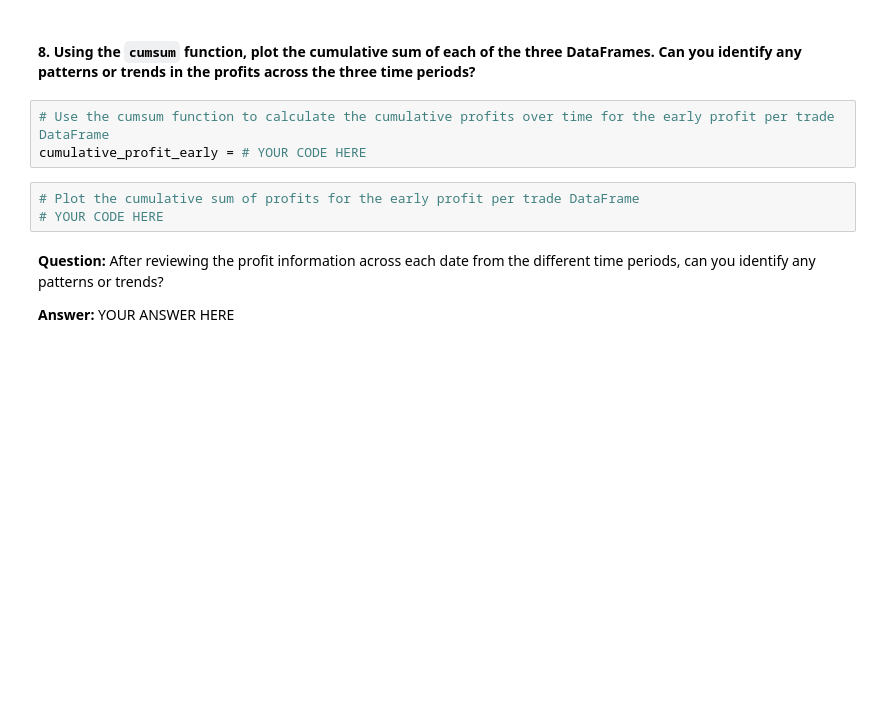
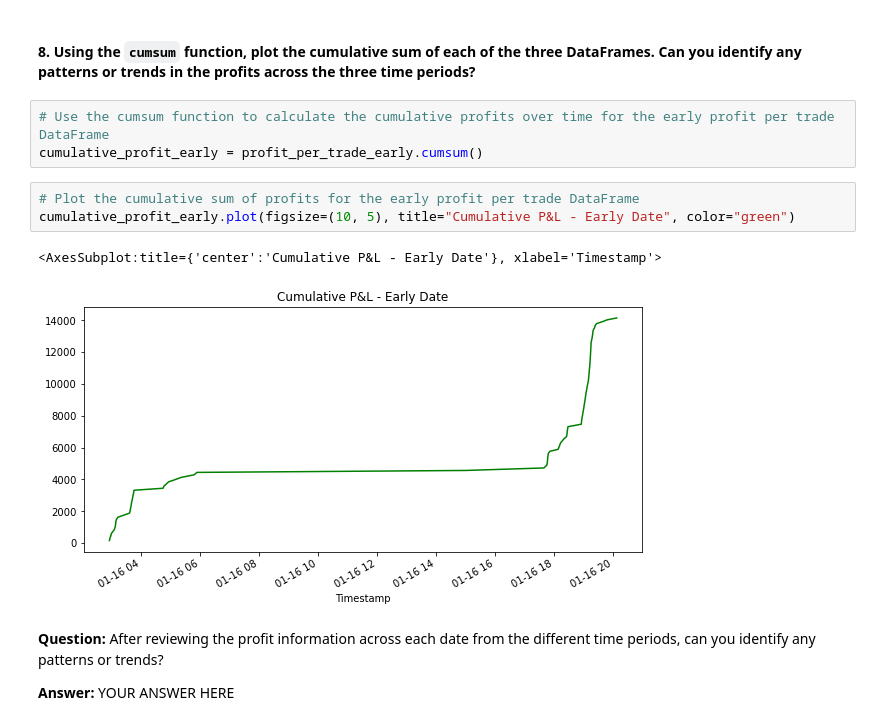
Before and after one commit to LZhou1688/challenge_three, a Jupyter notebook: crypto_arbitrage.ipynb, the cells around one changed output. Saved outputs shown, nothing was run; the diff lists cells and outputs as text; blank space fills up the shorter version.

```diff
--- a/crypto_arbitrage.ipynb
+++ b/crypto_arbitrage.ipynb
@@ -590,10 +588,13 @@ Name: Close, dtype: float64
 #### 8. Using the `cumsum` function, plot the cumulative sum of each of the three DataFrames. Can you identify any patterns or trends in the profits across the three time periods?
 # %%
 # Use the cumsum function to calculate the cumulative profits over time for the early profit per trade DataFrame
-cumulative_profit_early = # YOUR CODE HERE
+cumulative_profit_early = profit_per_trade_early.cumsum()
 # %%
 # Plot the cumulative sum of profits for the early profit per trade DataFrame
-# YOUR CODE HERE
+cumulative_profit_early.plot(figsize=(10, 5), title="Cumulative P&L - Early Date", color="green")
+# %% [output]
+<AxesSubplot:title={'center':'Cumulative P&L - Early Date'}, xlabel='Timestamp'>
+[figure, added]
 # %% [markdown]
 **Question:** After reviewing the profit information across each date from the different time periods, can you identify any patterns or trends?
 
```
Also changed, not shown: parts of 11 cells of this notebook.
